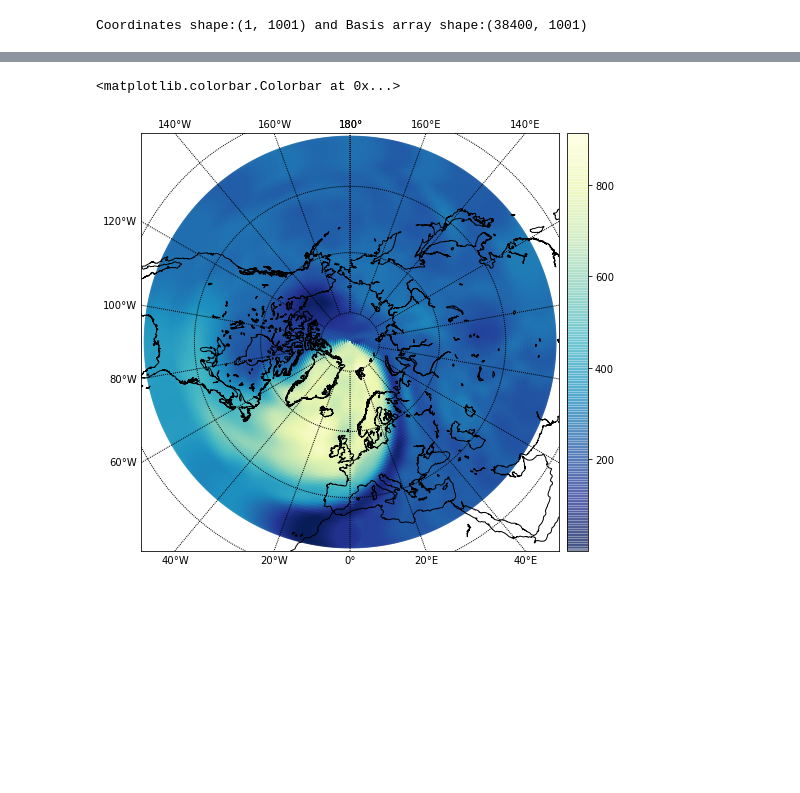
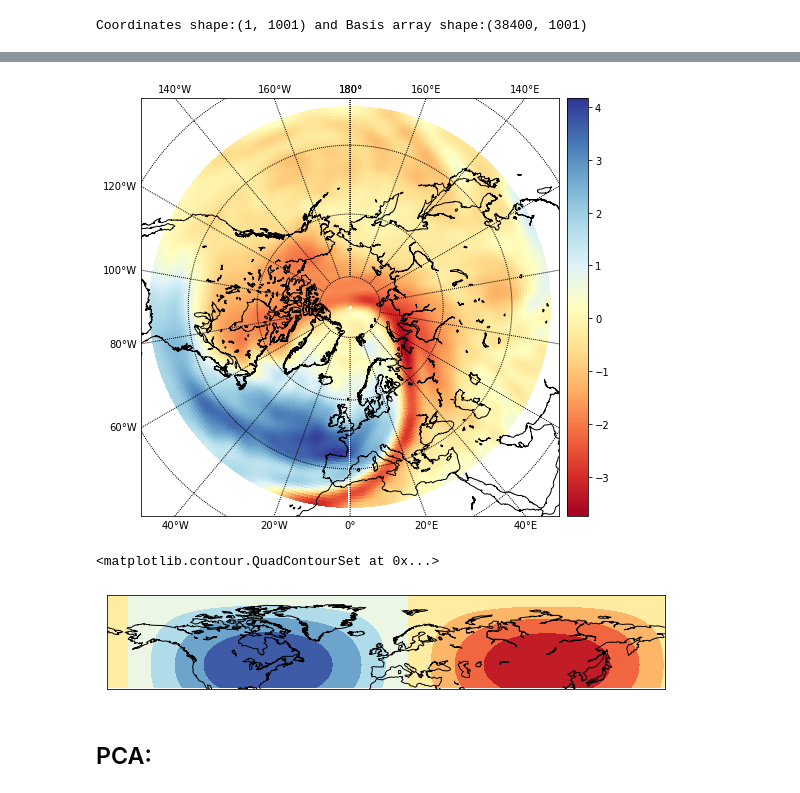
Before and after one commit to marvande/Non-linear-feature-extraction-of-the-stratoshpere, a Jupyter notebook: source/data.ipynb, the cells around one changed output, grey strips where cells are left out. Drawn from its saved outputs; the diff is of its cells as text; code cells hidden in the pictures; blank space fills up the shorter version.

```diff
--- a/source/data.ipynb
+++ b/source/data.ipynb
@@ -95,8 +82,7 @@ def basis_transf(coordinates, basis):
 # Apply basis transformation to sample point:
 X_sample = pd.DataFrame(
     data={
-        'longitude': basis_cv['Lon'],
-        'latitude': basis_cv['Lat'],
-        'PV_values': basis_transf(sample_raw_array, basis_array)
+        'longitude': basis_cf['Lon'],
+        'latitude': basis_cf['Lat'],
+        'PV_values': basis_transf(sample_array, basis_array)
     })
-X_sample
@@ -123,17 +89,24 @@ X_sample['PV_values'].hist()
 # %%
-lat=X_sample.latitude.values
-lon=X_sample.longitude.values
-PV_values = X_sample.PV_values.values
-fig = plt.figure(figsize=(8, 8))
-m = Basemap(projection='npstere', boundinglat=26,lon_0=0,resolution='l')
-m.drawcoastlines()
-m.drawparallels(np.arange(-80.,81.,20.), labels=[False,False,False,False])
-m.drawmeridians(np.arange(-180.,181.,20.),labels=[True,False,True,True])
+def plot_sample(X_sample, option = 'color'):
+    Z = X_sample.pivot(index='latitude',
+                       columns='longitude',
+                       values='PV_values')
 
-m.scatter(lon,lat, latlon=True,
-          c=PV_values,s=700,
-          cmap='YlGnBu_r', alpha=0.5)
-m.colorbar()
+    fig = plt.figure(figsize=(8, 8))
+
+    m = Basemap(projection='npstere', boundinglat=28, lon_0=0, resolution='l')
+    m.drawcoastlines()
+    m.drawparallels(np.arange(-80., 81., 20.),
+                    labels=[False, False, False, False])
+    m.drawmeridians(np.arange(-180., 181., 20.),
+                    labels=[True, False, True, True])
+
+    latitude = Z.index.values
+    longitude = Z.columns.values
+
+    lons, lats = np.meshgrid(longitude, latitude)
+    if option == 'color':
+        m.pcolor(lons, lats, Z.values, latlon=True, cmap='RdYlBu')
+    if option == 'contour':
+        m.contourf(lons, lats, Z.values, latlon=True, cmap='RdYlBu')
+    m.colorbar()
-# %% [output]
-<matplotlib.colorbar.Colorbar at 0x...>
-[figure, removed]
@@ -144,0 +113,30 @@ pca.fit(X)
+# %%
+plot_sample(X_sample, 'color')
+# %% [output]
+[figure, added]
+# %%
+df_test = pd.DataFrame(
+    data={
+        'longitude': basis_cf['Lon'],
+        'latitude': basis_cf['Lat'],
+        'PV_values': basis_cf['X2']
+    })
+
+Z_ = X_sample.pivot(index='latitude', columns='longitude', values='PV_values')
+
+fig = plt.figure(figsize=(10, 15))
+
+#m = Basemap(projection='npstere', boundinglat=28, lon_0=0, resolution='l')
+m = Basemap(llcrnrlon=-180.,llcrnrlat=29.,urcrnrlon=180,urcrnrlat=90., projection='cyl')
+m.drawcoastlines()
+
+latitude = Z_.index.values
+longitude = Z_.columns.values
+
+lons, lats = np.meshgrid(longitude, latitude)
+m.contourf(lons, lats, Z.values, latlon=True, cmap='RdYlBu')
+# %% [output]
+<matplotlib.contour.QuadContourSet at 0x...>
+[figure, added]
+# %% [markdown]
+## PCA:
```
Also changed, not shown: parts of 15 cells of this notebook, 1 other file.
